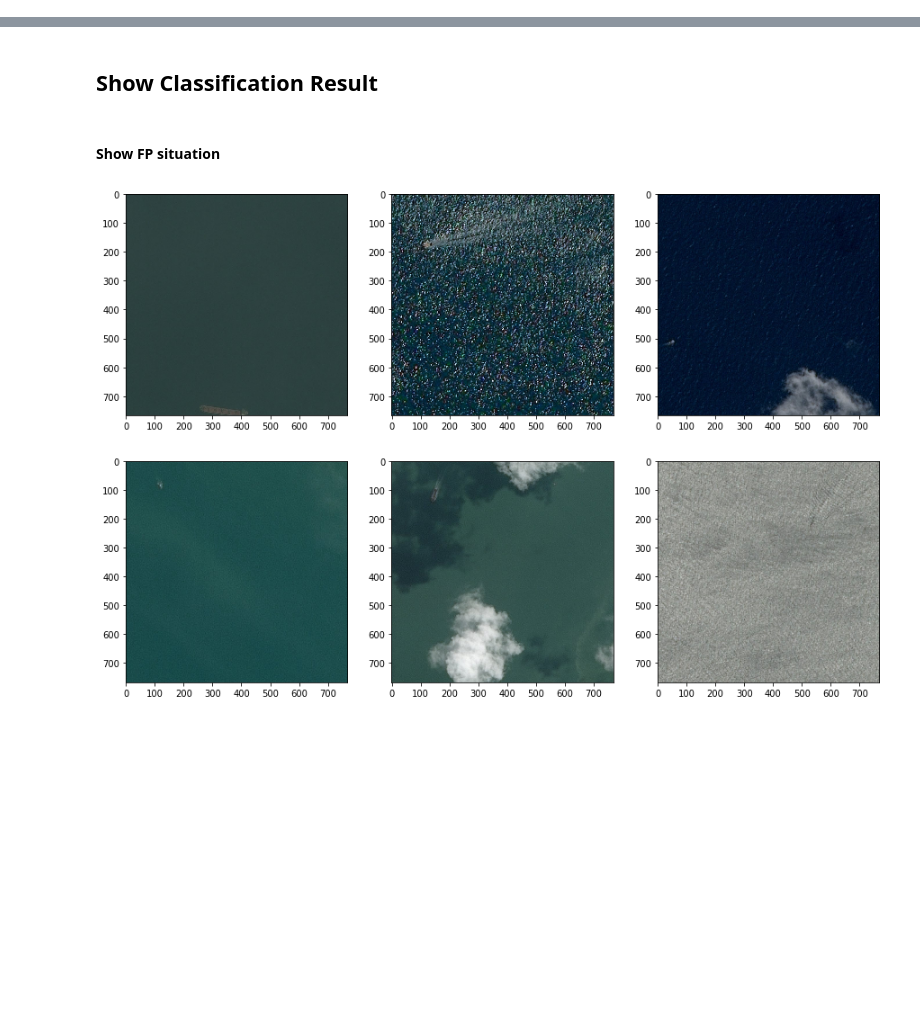
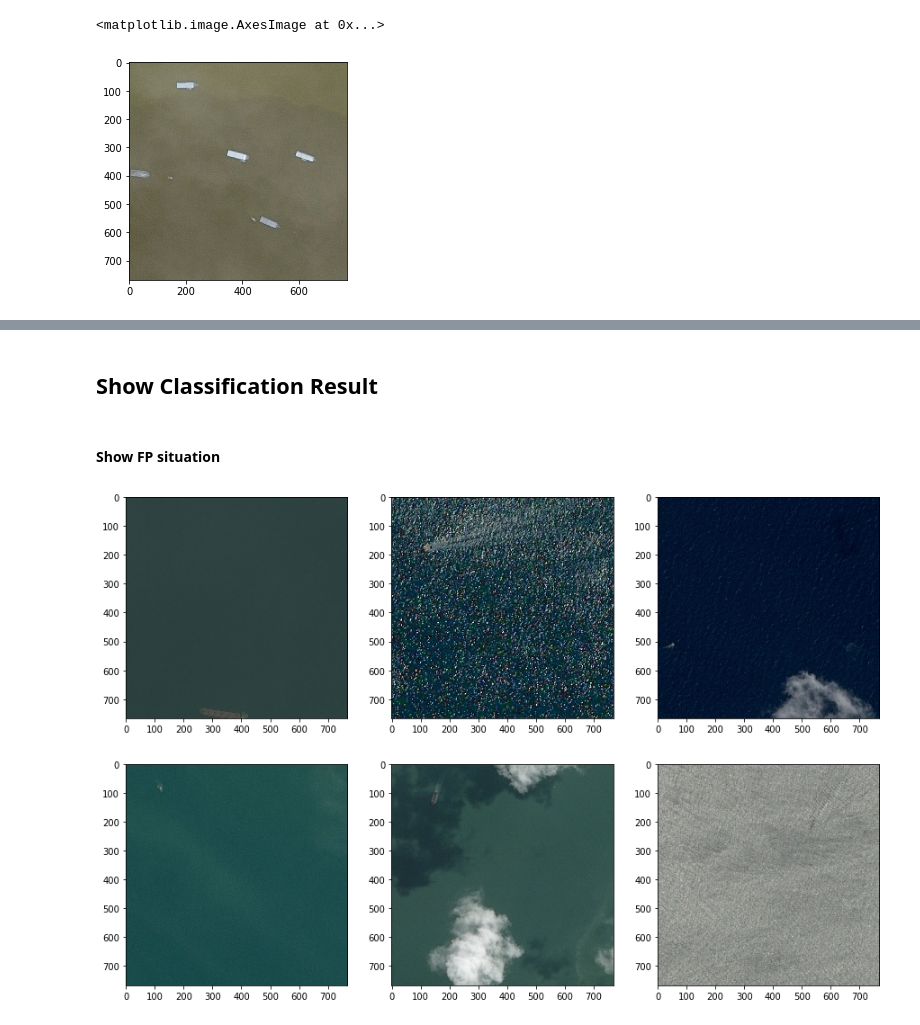
Before and after one commit to forgomania/ECE285-Ship-Detection, a Jupyter notebook: Main_Ship.ipynb, the cells around one changed output, grey strips where cells are left out. Saved outputs shown, nothing was run; the diff lists cells and outputs as text; code cells hidden in the pictures; blank space fills up the shorter version.

```diff
--- a/Main_Ship.ipynb
+++ b/Main_Ship.ipynb
@@ -90,0 +89,12 @@ FileNotFoundError: File b'/datasets/ee285f-public/airbus_ship_detection/train_sh
+# %%
+import cv2
+import numpy as np
+import matplotlib.pyplot as plt
+from defog import deHaze
+Filepath = './03fa746f0.jpg'
+img = cv2.imread(Filepath)
+#original image
+plt.imshow(img.astype(np.uint8))
+# %% [output]
+<matplotlib.image.AxesImage at 0x...>
+[figure, added]
```
Also changed, not shown: parts of 4 cells of this notebook, 9 other files.
